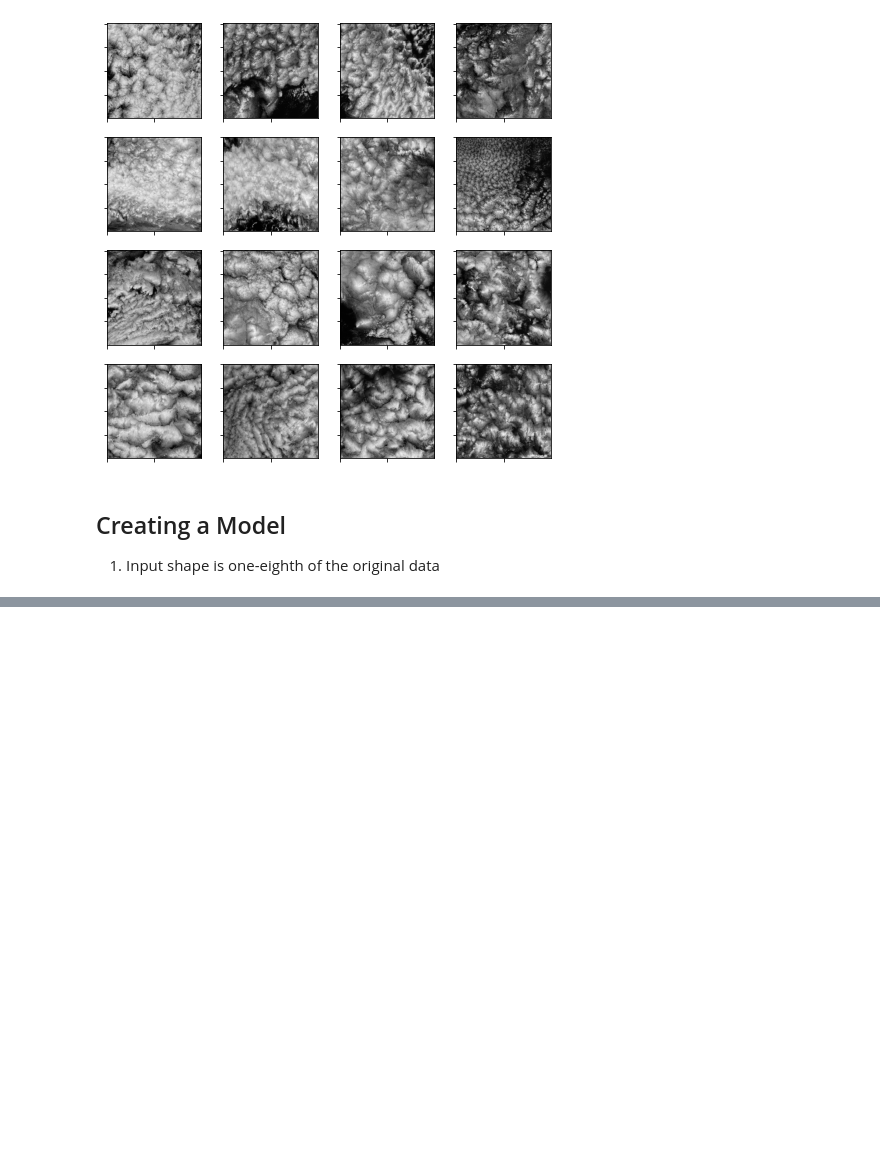
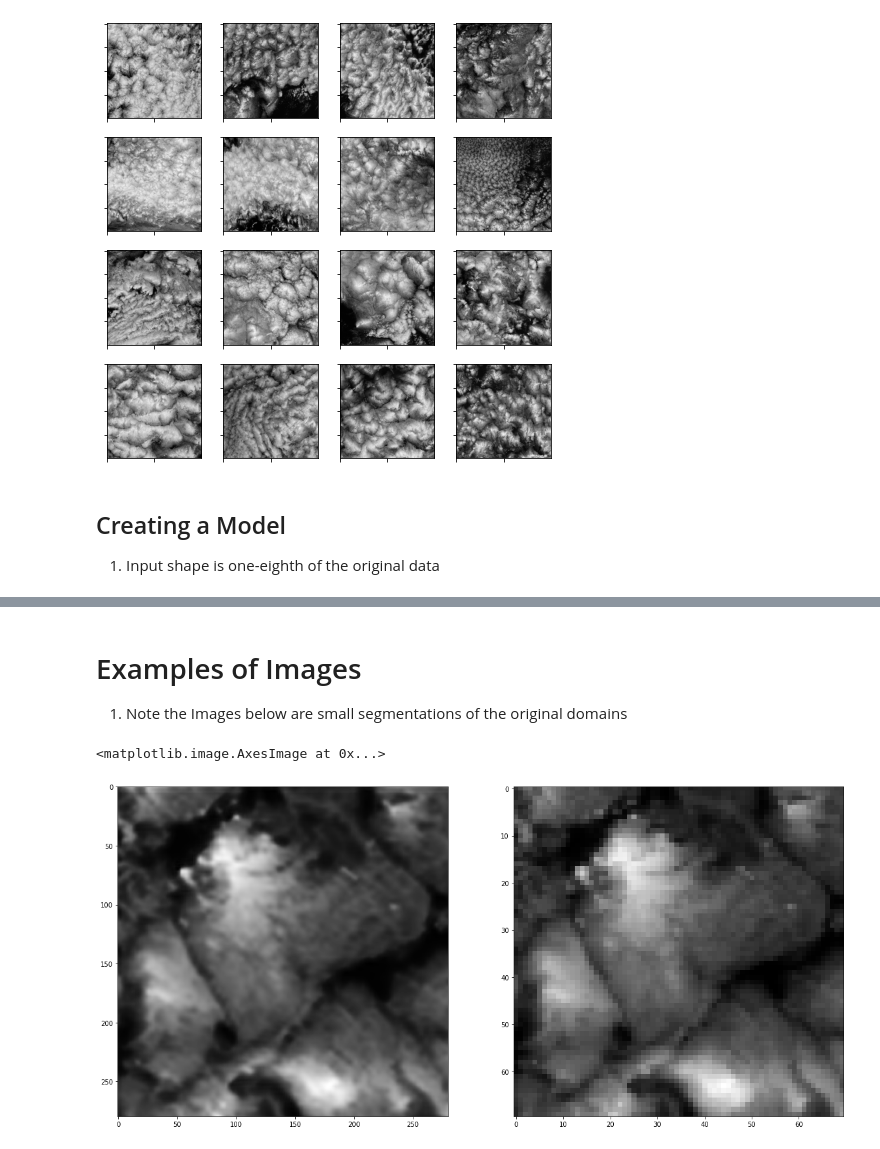
Before and after one commit to nram812/SuperResolutionSatellite, a Jupyter notebook: SatelliteSuperResolution.ipynb, the cells around one changed output, grey strips where cells are left out. Cells and saved outputs as stored; diff of their text form; code cells hidden in the pictures; blank space fills up the shorter version.

```diff
--- a/SatelliteSuperResolution.ipynb
+++ b/SatelliteSuperResolution.ipynb
@@ -105,0 +141,14 @@ ax[2].imshow(X_test[idx_of_interest],cmap='gray')
+# %% [markdown]
+# Examples of Images
+
+1. Note the Images below are small segmentations of the original domains
+# %%
+idx_of_interest = 10
+fig, ax = py.subplots(1,2, figsize = (20,20))
+ax[0].imshow(data[idx_of_interest,:,:,0][:70*4,:70*4], cmap ='gray')
+ax[1].imshow(X_test[idx_of_interest,:,:][:70,:70], cmap='gray')
+#ax[2].imshow(X_test[:,:100,:100,np.newaxis][idx_of_interest,::4,::4,0],cmap='gray')
+#ax[2].imshow(X_test[idx_of_interest],cmap='gray')
+# %% [output]
+<matplotlib.image.AxesImage at 0x...>
+[figure, added]
```
Also changed, not shown: parts of 19 cells of this notebook, 3 other files.
